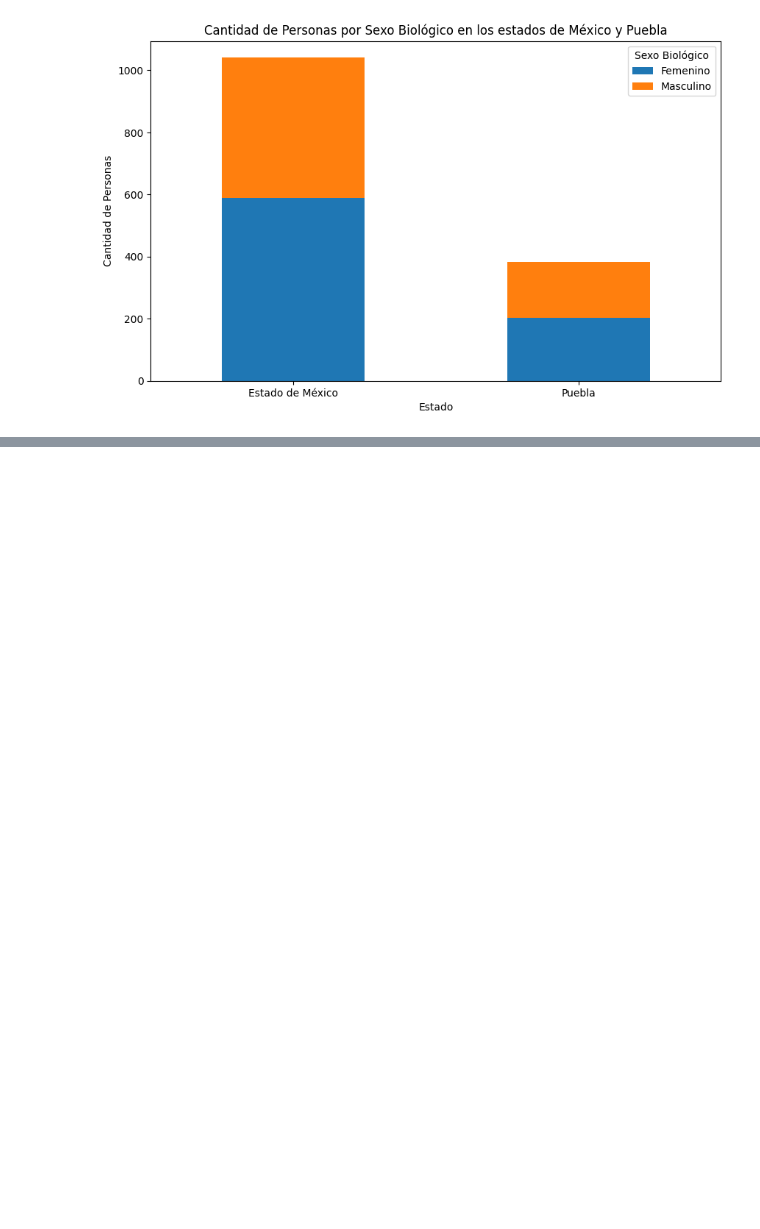
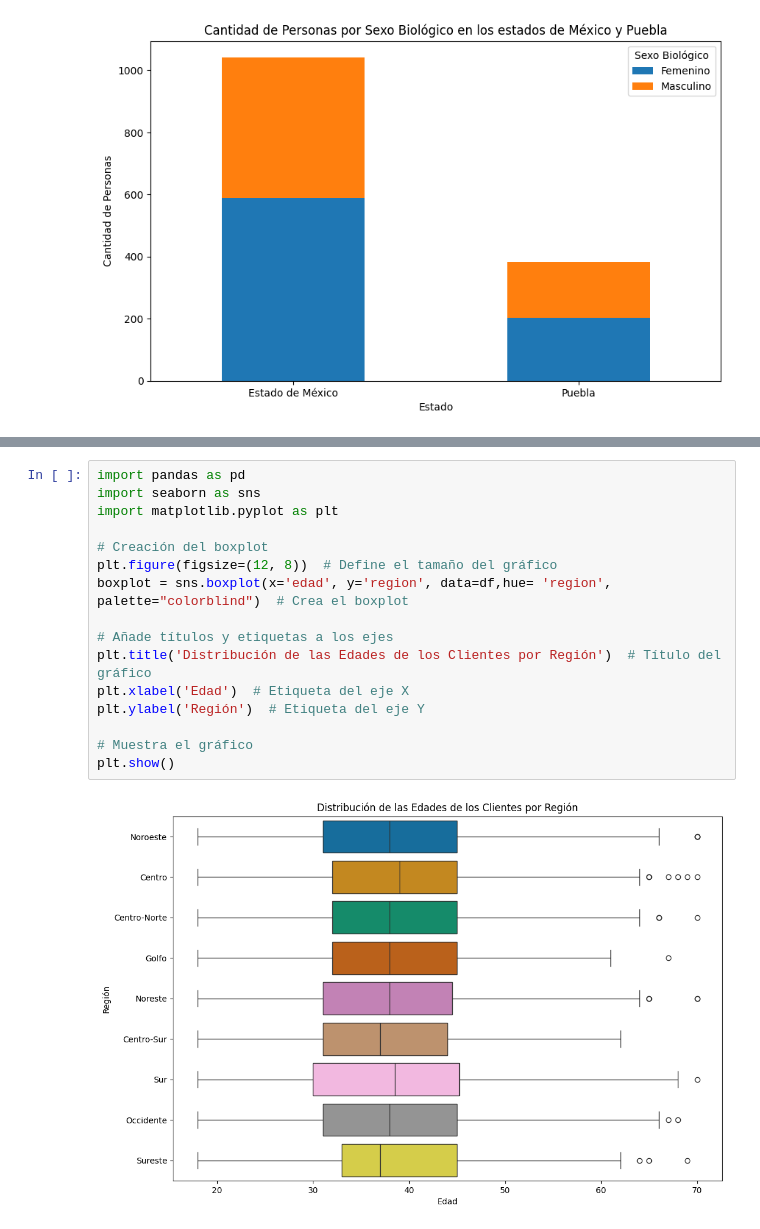
Before and after one commit to DaniGa-Mo/IA_Ciencia_de_Datos, a Jupyter notebook: Desafios_Zoop.ipynb, the cells around one changed output, grey strips where cells are left out. Drawn from its saved outputs; the diff is of its cells as text; blank space fills up the shorter version.

```diff
--- a/Desafios_Zoop.ipynb
+++ b/Desafios_Zoop.ipynb
@@ -144,0 +194,18 @@ plt.show()
+# %%
+import pandas as pd
+import seaborn as sns
+import matplotlib.pyplot as plt
+
+# Creación del boxplot
+plt.figure(figsize=(12, 8))  # Define el tamaño del gráfico
+boxplot = sns.boxplot(x='edad', y='region', data=df,hue= 'region', palette="colorblind")  # Crea el boxplot
+
+# Añade títulos y etiquetas a los ejes
+plt.title('Distribución de las Edades de los Clientes por Región')  # Título del gráfico
+plt.xlabel('Edad')  # Etiqueta del eje X
+plt.ylabel('Región')  # Etiqueta del eje Y
+
+# Muestra el gráfico
+plt.show()
+# %% [output]
+[figure, added]
```
Also changed, not shown: parts of 7 cells of this notebook.
